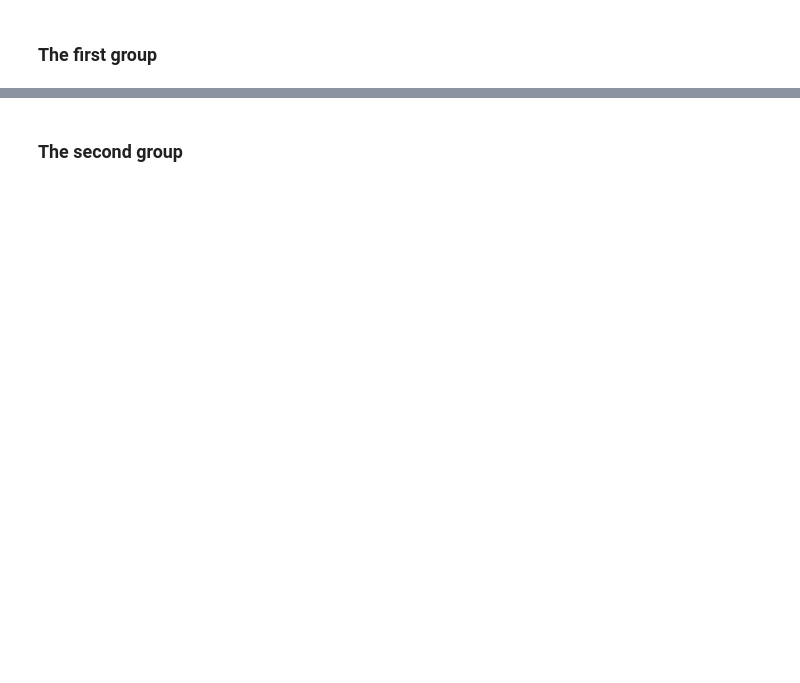
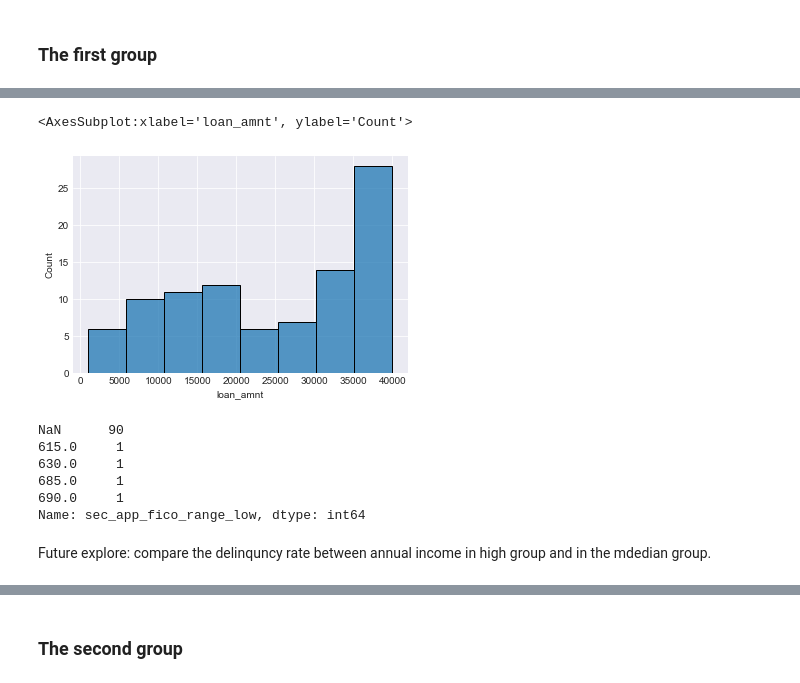
Before and after one commit to rhodapang/Lending-Club-Capstone-Project, a Jupyter notebook: Lending Club Exploratory Data Analysis - 2.ipynb, the cells around one changed output, grey strips where cells are left out. Drawn from its saved outputs; the diff is of its cells as text; code cells hidden in the pictures; blank space fills up the shorter version.

```diff
--- a/Lending Club Exploratory Data Analysis - 2.ipynb
+++ b/Lending Club Exploratory Data Analysis - 2.ipynb
@@ -197,0 +268,20 @@ max is:  5.0
+# %%
+# Plot the histgram for those loan with extremely high annual income and it shows that
+# most of loans locate the between 3,5000 and 40,000
+sns.histplot(df_num[df_num['annual_inc']>6.365188e+05]['loan_amnt'])
+# %% [output]
+<AxesSubplot:xlabel='loan_amnt', ylabel='Count'>
+[figure, added]
+# %%
+# From below result, it could be concluded that most of the loan with high incomm does not
+# require to provide second applicant to help them get the loan approved.
+df_num[df_num['annual_inc']>6.365188e+05]['sec_app_fico_range_low'].value_counts(dropna=False)
+# %% [output]
+NaN      90
+615.0     1
+630.0     1
+685.0     1
+690.0     1
+Name: sec_app_fico_range_low, dtype: int64
+# %% [markdown]
+Future explore: compare the delinquncy rate between annual income in high group and in the mdedian group.
```
Also changed, not shown: parts of 47 cells of this notebook.
